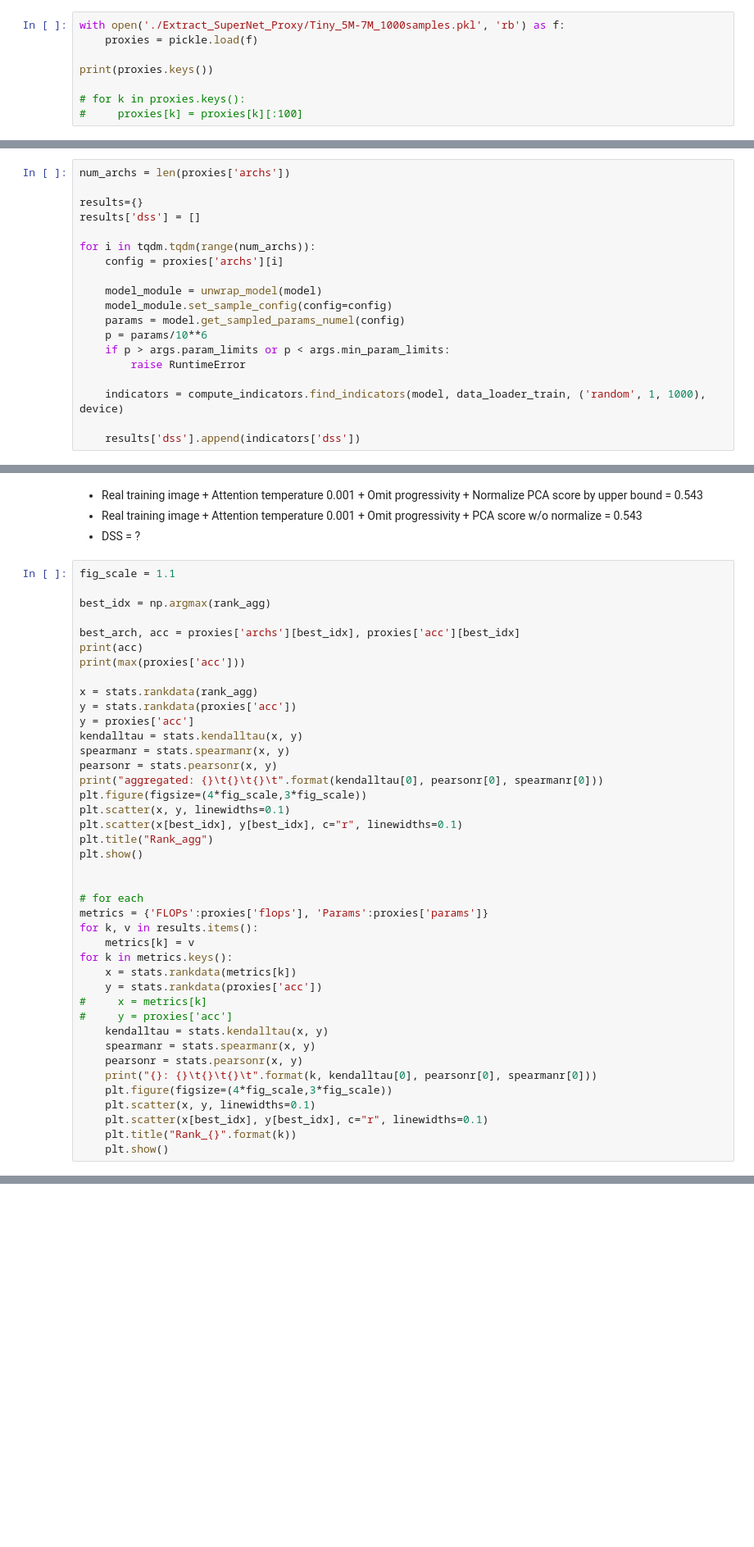
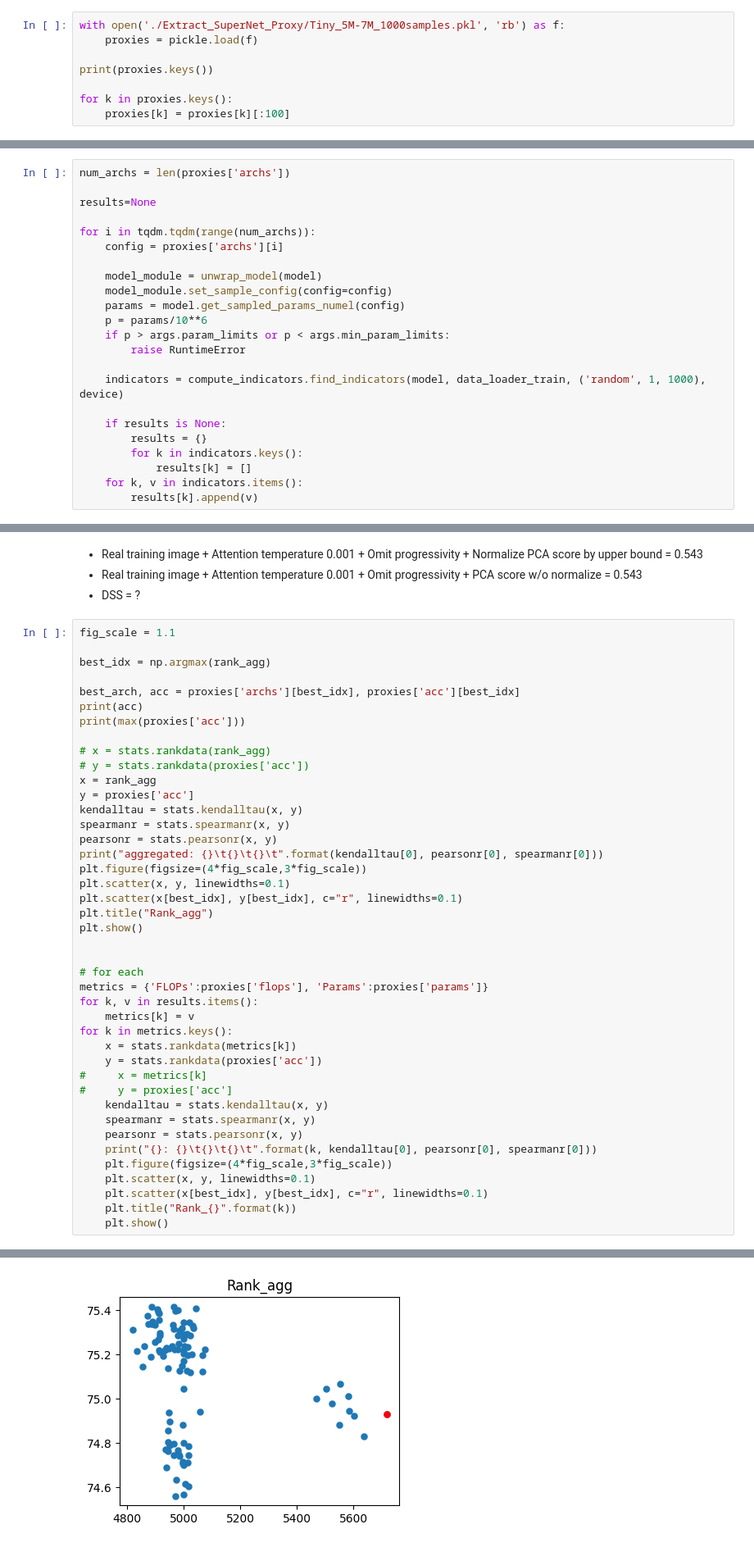
Before and after one commit to cvlab-yonsei/AZ-NAS, a Jupyter notebook: ImageNet_AutoFormer/correlation_dss.ipynb, the cells around one changed output, grey strips where cells are left out. Shown at 82% size. Cells and saved outputs as stored; diff of their text form; blank space fills up the shorter version.

```diff
--- a/ImageNet_AutoFormer/correlation_dss.ipynb
+++ b/ImageNet_AutoFormer/correlation_dss.ipynb
@@ -158,15 +158,14 @@ with open('./Extract_SuperNet_Proxy/Tiny_5M-7M_1000samples.pkl', 'rb') as f:
 
 print(proxies.keys())
 
-# for k in proxies.keys():
-#     proxies[k] = proxies[k][:100]
+for k in proxies.keys():
+    proxies[k] = proxies[k][:100]
 # %% [output]
 dict_keys(['archs', 'params', 'flops', 'acc'])
 # %%
 num_archs = len(proxies['archs'])
 
-results={}
-results['dss'] = []
+results=None
 
 for i in tqdm.tqdm(range(num_archs)):
     config = proxies['archs'][i]
@@ -180,5 +179,10 @@ for i in tqdm.tqdm(range(num_archs)):
 
     indicators = compute_indicators.find_indicators(model, data_loader_train, ('random', 1, 1000), device)
 
-    results['dss'].append(indicators['dss'])
+    if results is None:
+        results = {}
+        for k in indicators.keys():
+            results[k] = []
+    for k, v in indicators.items():
+        results[k].append(v)
 # %%
@@ -198,8 +205,9 @@ best_arch, acc = proxies['archs'][best_idx], proxies['acc'][best_idx]
 print(acc)
 print(max(proxies['acc']))
 
-x = stats.rankdata(rank_agg)
-y = stats.rankdata(proxies['acc'])
+# x = stats.rankdata(rank_agg)
+# y = stats.rankdata(proxies['acc'])
+x = rank_agg
 y = proxies['acc']
 kendalltau = stats.kendalltau(x, y)
 spearmanr = stats.spearmanr(x, y)
@@ -230,3 +238,4 @@ for k in metrics.keys():
     plt.scatter(x[best_idx], y[best_idx], c="r", linewidths=0.1)
     plt.title("Rank_{}".format(k))
     plt.show()
+# %% [output]
@@ -232,0 +245 @@ for k in metrics.keys():
+[figure, added]
```
Also changed, not shown: parts of 4 cells of this notebook, 6 other files.
